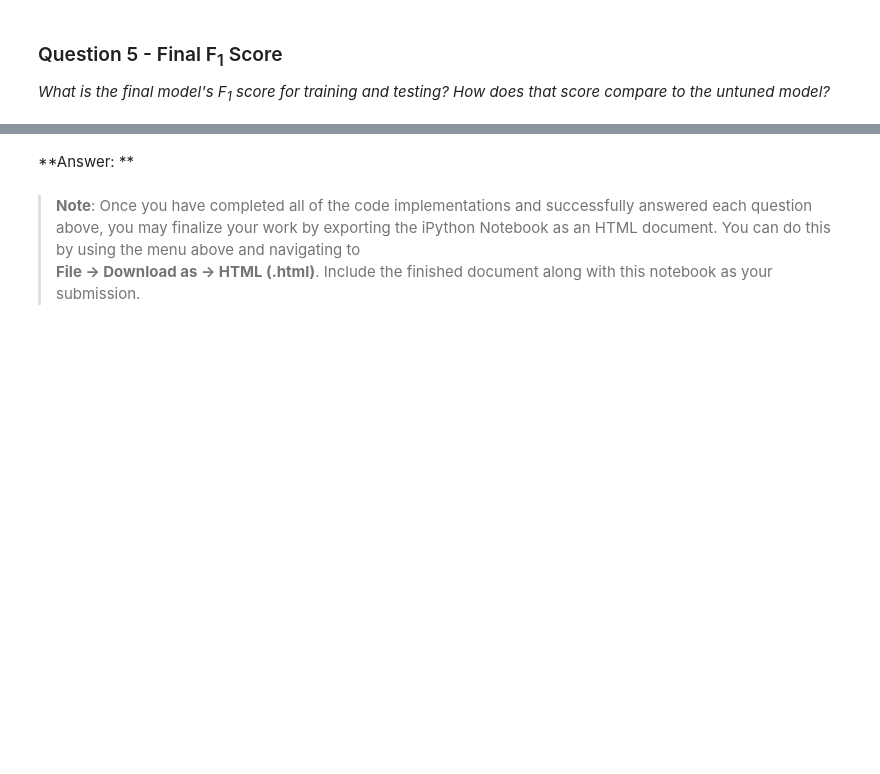
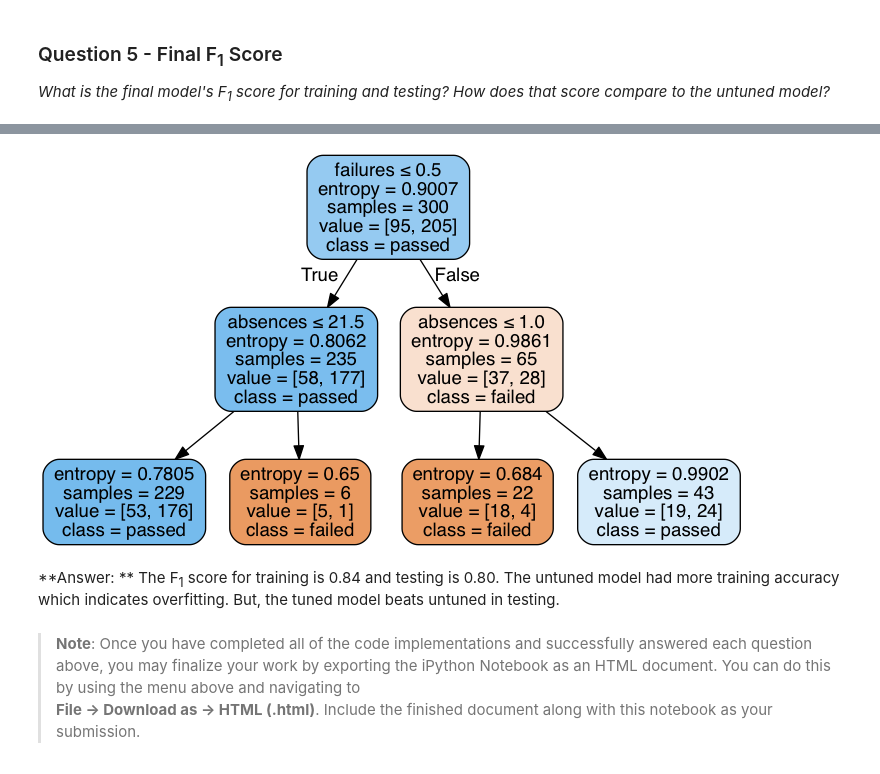
Before and after one commit to cjammi/machine-learning, a Jupyter notebook: projects/student_intervention/student_intervention.ipynb, the cells around one changed output, grey strips where cells are left out. Cells and saved outputs as stored; diff of their text form; code cells hidden in the pictures; blank space fills up the shorter version.

```diff
--- a/projects/student_intervention/student_intervention.ipynb
+++ b/projects/student_intervention/student_intervention.ipynb
@@ -825,19 +746,23 @@ df[df.classifier=='DecisionTreeClassifier']
-# %% [markdown]
-**Answer: **
 # %%
 import sklearn.tree as treelib
 from sklearn.externals.six import StringIO
 import pydotplus
 from IPython.display import Image
 
-def visualize_tree(tree_clf):
-    dot_data = StringIO()
-    treelib.export_graphviz(tree_clf,
-                            out_file=dot_data,
-                            feature_names=list(X_all.columns),
-                            class_names=['failed', 'passed'])
-    graph = pydotplus.graph_from_dot_data(dot_data.getvalue())
-    Image(graph.create_png())
+
+dot_data = StringIO()
+treelib.export_graphviz(tree_fit,
+                        out_file=dot_data,
+                        feature_names=list(X_all.columns),
+                        class_names=['failed', 'passed'], filled=True, rounded=True,
+                         special_characters=True)
+graph = pydotplus.graph_from_dot_data(dot_data.getvalue())
+Image(graph.create_png())
+# %% [output]
+[figure, added]
+# %% [markdown]
+**Answer: **
+The F<sub>1</sub> score for training is 0.84 and testing is 0.80. The untuned model had more training accuracy which indicates overfitting. But, the tuned model beats untuned in testing.
 # %% [markdown]
 > **Note**: Once you have completed all of the code implementations and successfully answered each question above, you may finalize your work by exporting the iPython Notebook as an HTML document. You can do this by using the menu above and navigating to
 **File -> Download as -> HTML (.html)**. Include the finished document along with this notebook as your submission.
```
Also changed, not shown: parts of 12 cells of this notebook, 1 other file.
